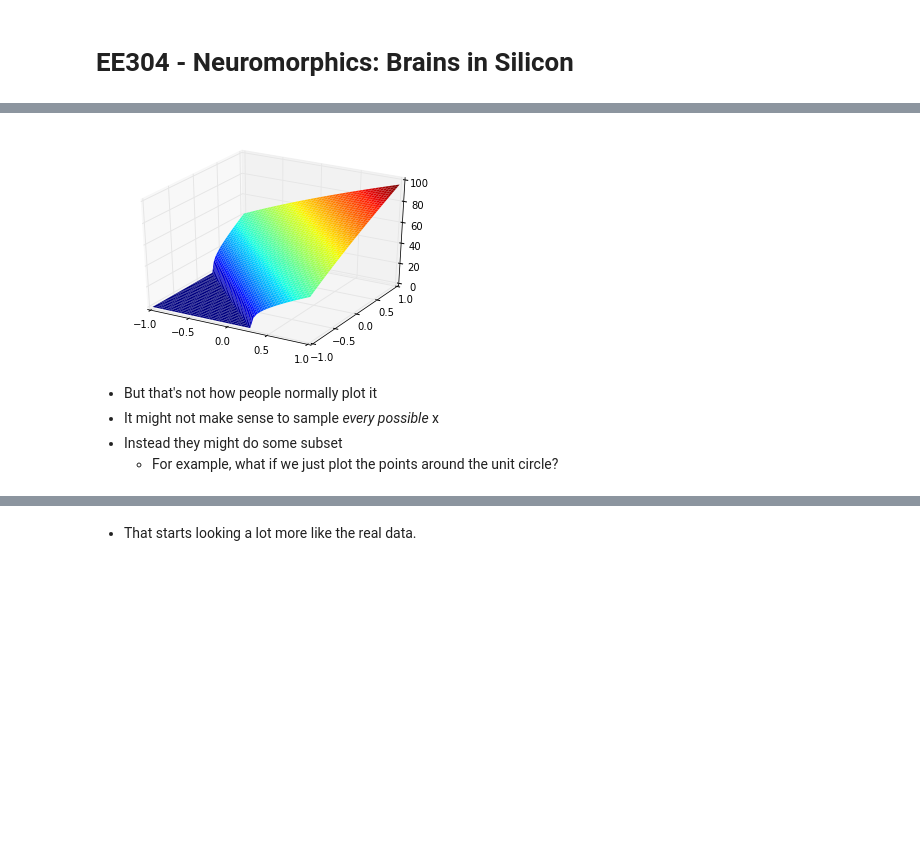
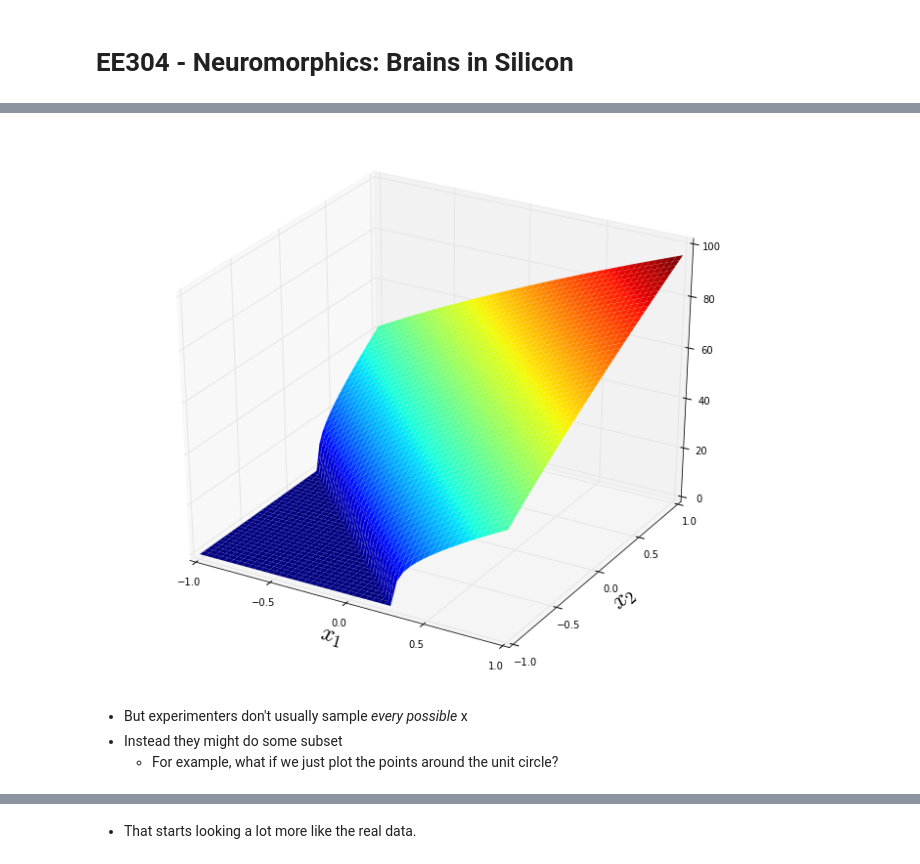
Before and after one commit to Stanford-BIS/syde556, a Jupyter notebook: EE 304 Lecture 2 Representation.ipynb, the cells around one changed output, grey strips where cells are left out. Saved outputs shown, nothing was run; the diff lists cells and outputs as text; code cells hidden in the pictures; blank space fills up the shorter version.

```diff
--- a/EE 304 Lecture 2 Representation.ipynb
+++ b/EE 304 Lecture 2 Representation.ipynb
@@ -170,6 +180,10 @@ YouTubeVideo('hxdPdKbqm_I', width=720, height=400, loop=1, autoplay=0)
 # Rectified linear neuron
 import numpy
 import nengo
+import matplotlib
+matplotlib.rc('xtick',labelsize=20)
+matplotlib.rc('ytick',labelsize=20)
+matplotlib.rcParams.update({'font.size':20})
 import matplotlib.pyplot as plt
 %matplotlib inline
 
@@ -177,6 +191,7 @@ n = nengo.neurons.RectifiedLinear() #n is a Nengo LIF neuron, these are defaults
 
 J = numpy.linspace(-1,1,100)
 
+plt.figure(figsize=(8,6))
 plt.plot(J, n.rates(J, gain=100, bias=-25))
 plt.xlabel('J (current)')
 plt.ylabel('$a$ (Hz)');
@@ -291,24 +287,25 @@ $ J = - \alpha x + J^{bias} $
 # %%
 n = nengo.neurons.LIFRate()
 
 e = numpy.array([1.0, 1.0])
 e = e/numpy.linalg.norm(e)
 
 a = numpy.linspace(-1,1,50)
 b = numpy.linspace(-1,1,50)
 
 X,Y = numpy.meshgrid(a, b)
 
 from mpl_toolkits.mplot3d.axes3d import Axes3D
-fig = plt.figure()
+fig = plt.figure(figsize=(12,10))
 ax = fig.add_subplot(1, 1, 1, projection='3d')
 p = ax.plot_surface(X, Y, n.rates((X*e[0]+Y*e[1]), gain=1, bias=1.5),
                     linewidth=0, cstride=1, rstride=1, cmap=plt.cm.jet)
+ax.set_xlabel(r'$x_1$', fontsize=24);
+ax.set_ylabel(r'$x_2$', fontsize=24);
 # %% [output]
-[figure, old version]
+[figure, new version]
 # %% [markdown]
-- But that's not how people normally plot it
-- It might not make sense to sample *every possible* x
+- But experimenters don't usually sample *every possible* x
 - Instead they might do some subset
     - For example, what if we just plot the points around the unit circle?
 # %%
```
Also changed, not shown: parts of 52 cells of this notebook, 1 other file.
